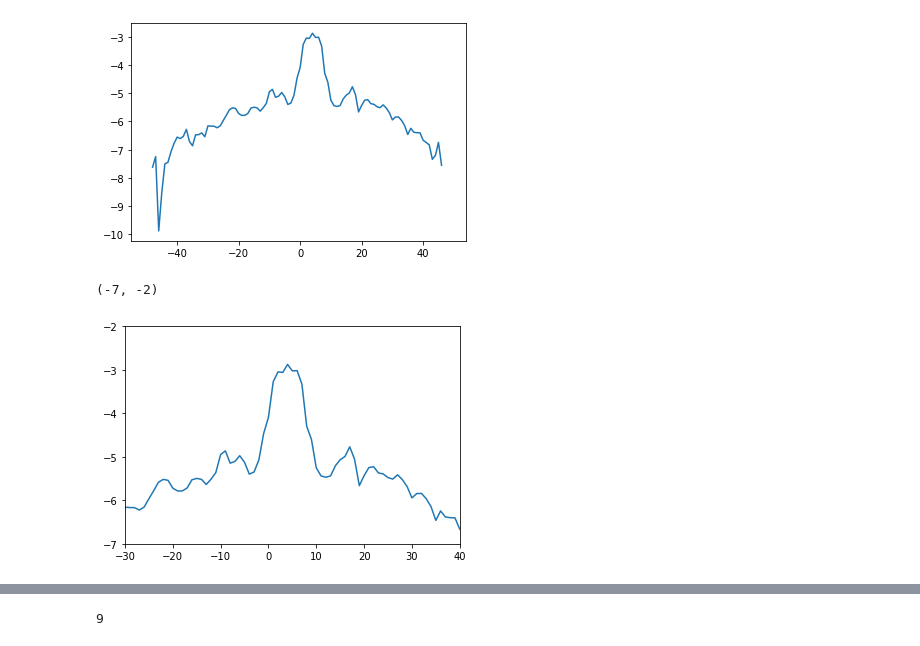
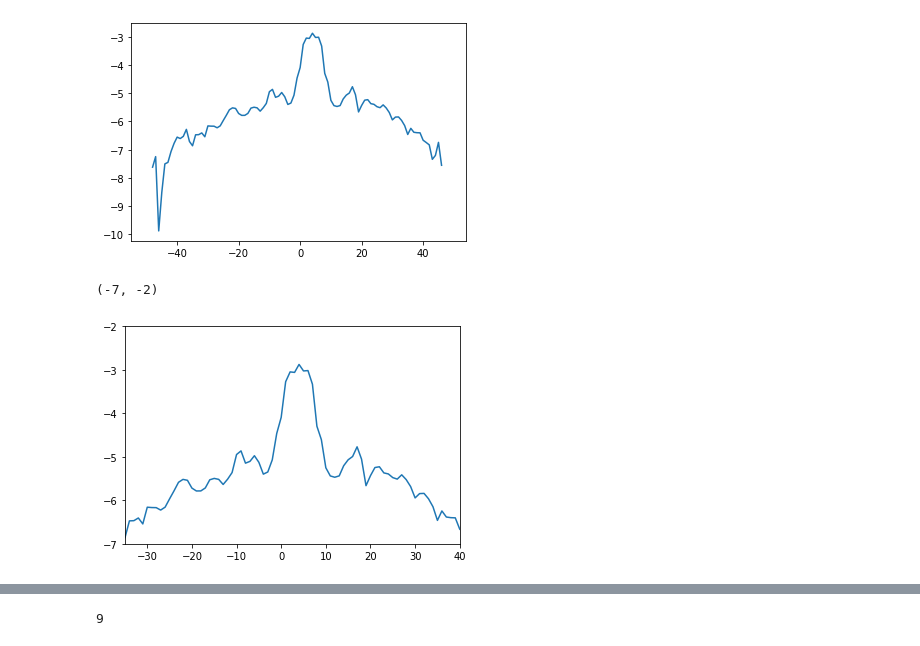
Before and after one commit to kundajelab/pho4, a Jupyter notebook: imp_pair_analysis_PBexoCbf1_profile.ipynb, the cells around one changed output, grey strips where cells are left out. Cells and saved outputs as stored; diff of their text form; code cells hidden in the pictures.

```diff
--- a/imp_pair_analysis_PBexoCbf1_profile.ipynb
+++ b/imp_pair_analysis_PBexoCbf1_profile.ipynb
@@ -152,7 +152,7 @@ plt.show()
 [figure]
 # %%
 hit_locations = list(zip(*np.nonzero(threshold_passers)))
-num_to_viz = 5
+num_to_viz = 3
 for (seq_idx, hit_pos) in hit_locations[:num_to_viz]:
     print("cosine similarity:", masked_cosine_sim[seq_idx,hit_pos],
           "sum scores:", sum_scores[seq_idx, hit_pos])
@@ -195,8 +191,8 @@ plt.plot(np.arange(-50,50,1), np.log(np.mean(magnitude_imps, axis=0)))
 [figure]
 # %%
 plt.plot(np.arange(-50,50,1), np.log(np.mean(magnitude_imps, axis=0)))
-plt.xlim((-30,40))
+plt.xlim((-35,40))
 plt.ylim((-7,-2))
 # %% [output]
 (-7, -2)
-[figure, old version]
+[figure, new version]
```
Also changed, not shown: parts of 5 cells of this notebook, 1 other file.
